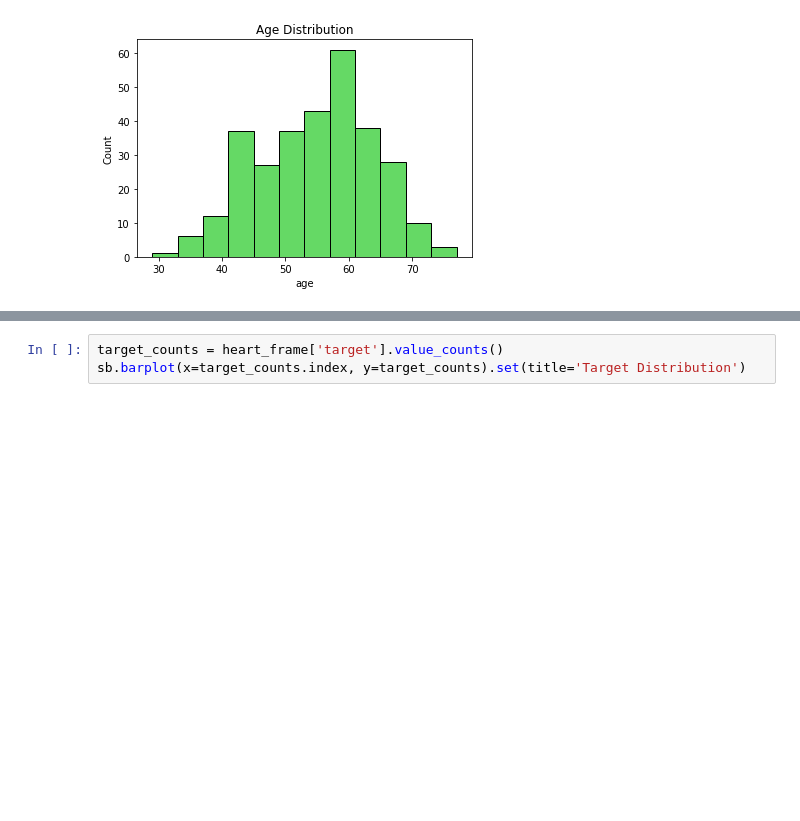
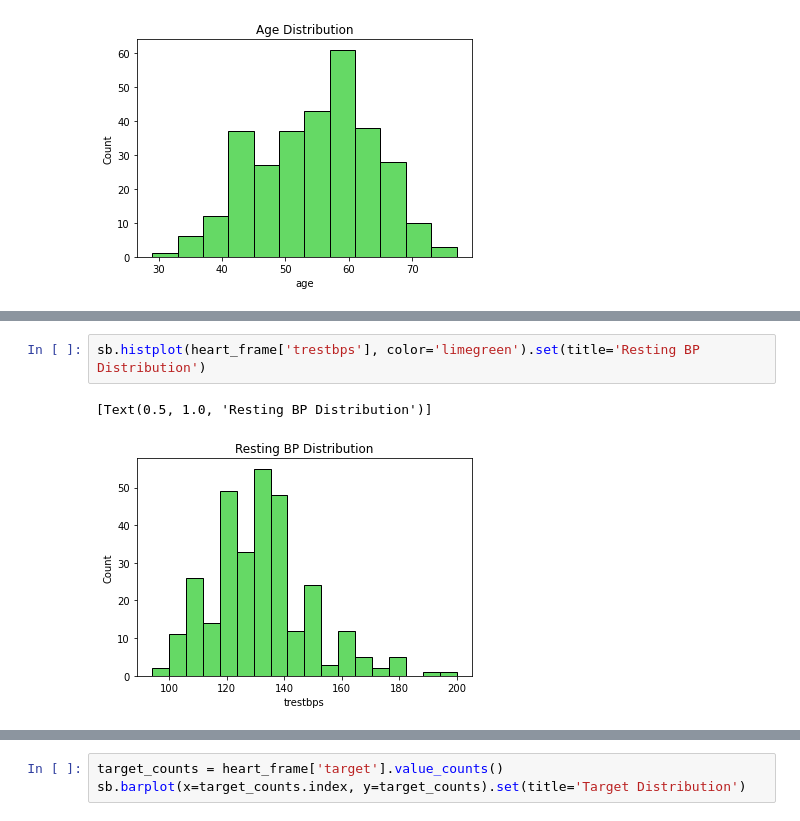
Before and after one commit to MeanGr33n/Kaggle_heart_dis_prediction, a Jupyter notebook: jupyter/Initial Notebook.ipynb, the cells around one changed output, grey strips where cells are left out. Saved outputs shown, nothing was run; the diff lists cells and outputs as text; blank space fills up the shorter version.

```diff
--- a/jupyter/Initial Notebook.ipynb
+++ b/jupyter/Initial Notebook.ipynb
@@ -109,0 +122,5 @@ sb.barplot(x=target_counts.index, y=target_counts).set(title='Sex Distribution')
+# %%
+sb.histplot(heart_frame['trestbps'], color='limegreen').set(title='Resting BP Distribution')
+# %% [output]
+[Text(0.5, 1.0, 'Resting BP Distribution')]
+[figure, added]
```
Also changed, not shown: parts of 38 cells of this notebook.
